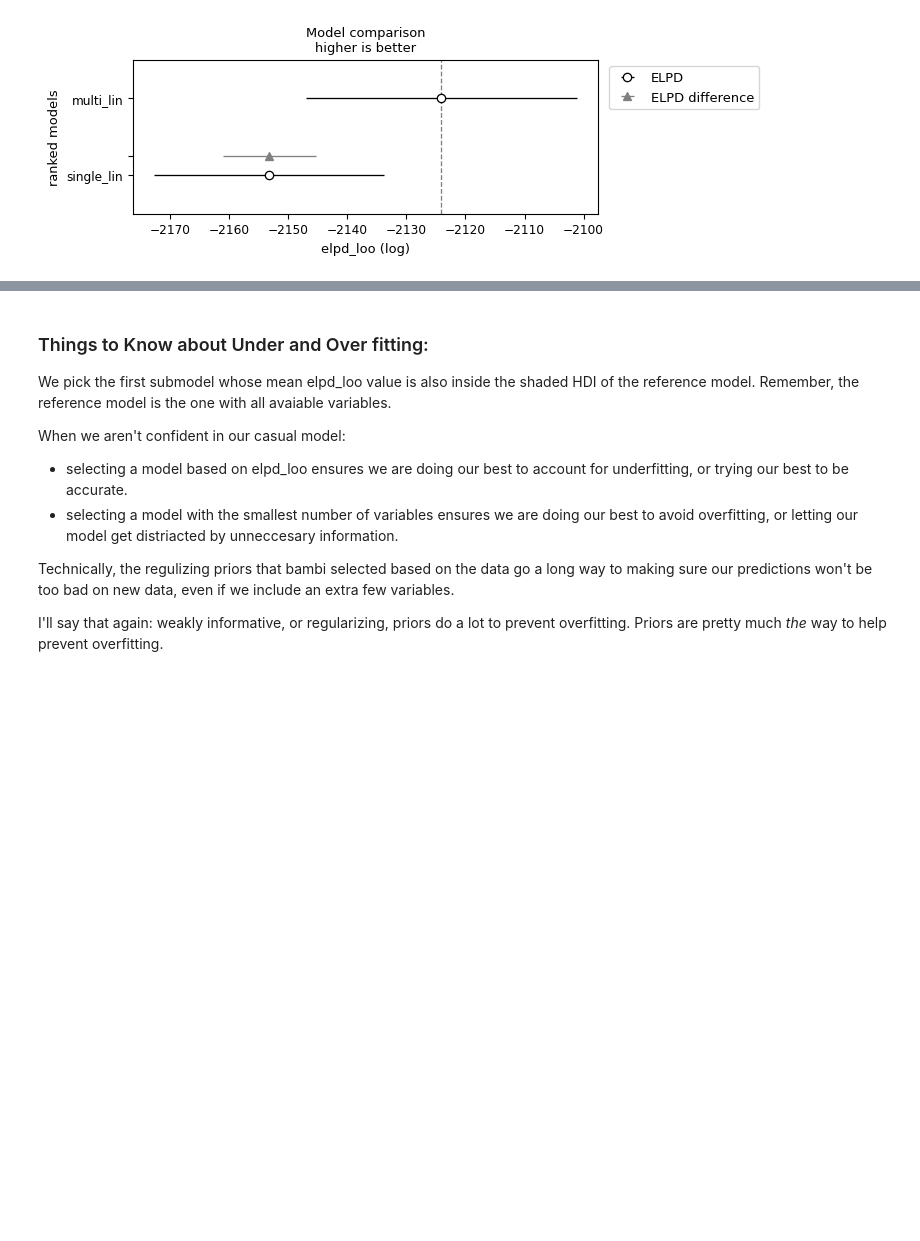
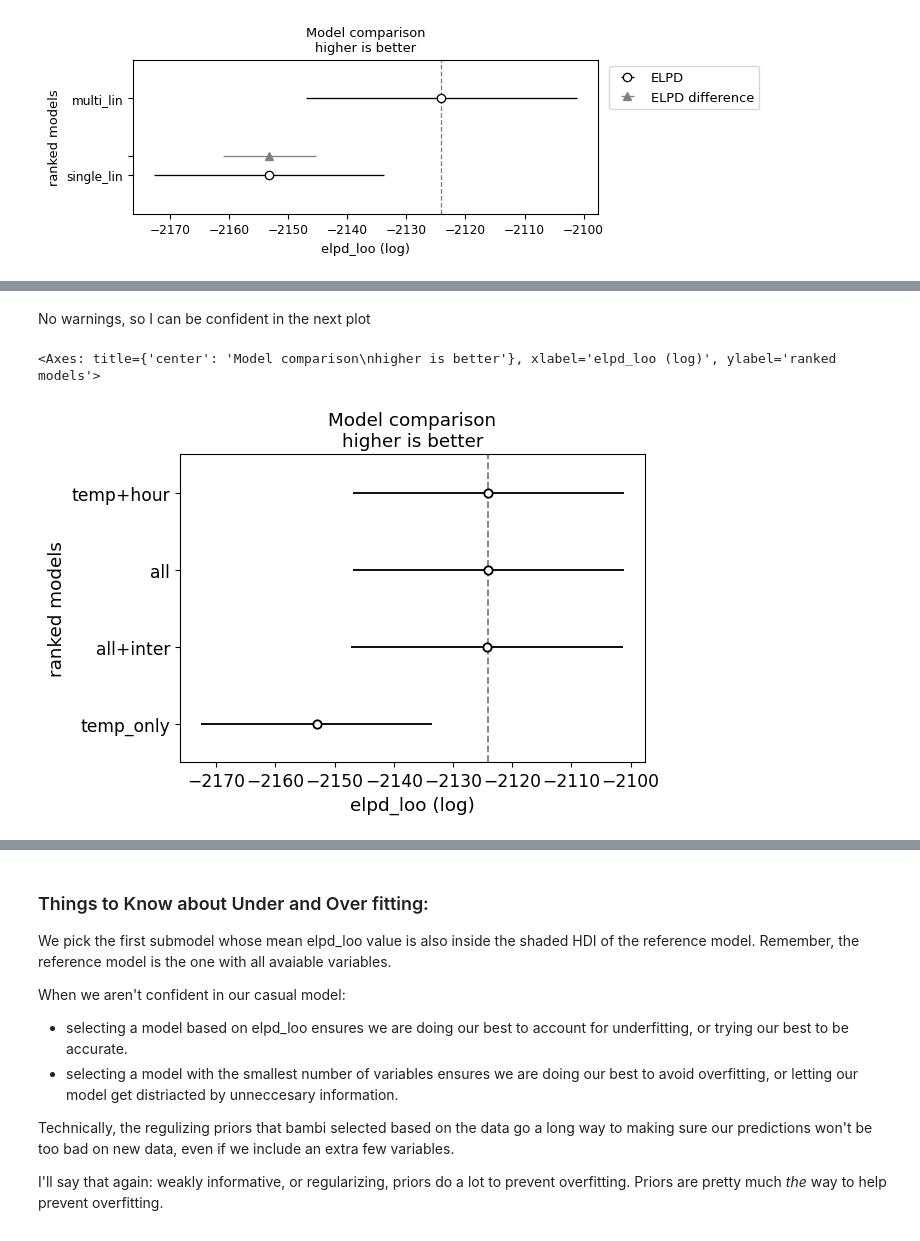
Before and after one commit to thedarredondo/data-science-fundamentals, a Jupyter notebook: Unit6/Unit6NotesAK.ipynb, the cells around one changed output, grey strips where cells are left out. Cells and saved outputs as stored; diff of their text form; code cells hidden in the pictures; blank space fills up the shorter version.

```diff
--- a/Unit6/Unit6NotesAK.ipynb
+++ b/Unit6/Unit6NotesAK.ipynb
@@ -569,0 +585,5 @@ The body data set has a measure of body fat percentage (siri), as well as severa
+# %%
+model_bikesallinter = bmb.Model(
+    "rented ~ temperature + hour + humidity + windspeed + weekday + hour:temperature + hour:humidity + hour:windspeed + temperature:humidity + temperature:windspeed",
+    bikes, family="negativebinomial")
+idata_bikesallinter = model_mlb_bmb.fit(idata_kwargs={"log_likelihood":True})
@@ -569,0 +592,3 @@ The body data set has a measure of body fat percentage (siri), as well as severa
+# %%
+model_bikesall = bmb.Model("rented ~ temperature + hour + humidity + windspeed + weekday", bikes, family="negativebinomial")
+idata_bikesall = model_mlb_bmb.fit(idata_kwargs={"log_likelihood":True})
@@ -569,0 +601,4 @@ The body data set has a measure of body fat percentage (siri), as well as severa
+# %%
+cmp_df = az.compare(
+    {"temp+hour":idata_mlb_bmb,"temp_only":idata_nbb_bmb_regpriors,"all":idata_bikesall,"all+inter":idata_bikesallinter} )
+cmp_df
@@ -569,0 +611,7 @@ The body data set has a measure of body fat percentage (siri), as well as severa
+# %% [markdown]
+No warnings, so I can be confident in the next plot
+# %%
+az.plot_compare(cmp_df)
+# %% [output]
+<Axes: title={'center': 'Model comparison\nhigher is better'}, xlabel='elpd_loo (log)', ylabel='ranked models'>
+[figure, added]
```
Also changed, not shown: parts of 48 cells of this notebook.
